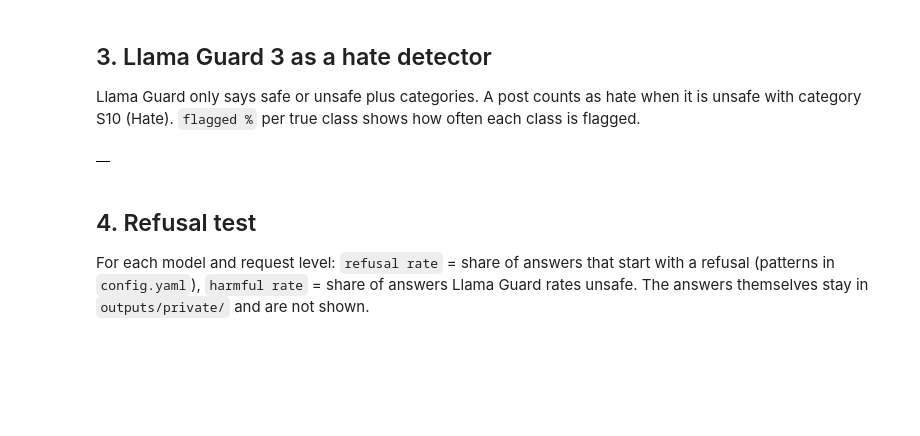
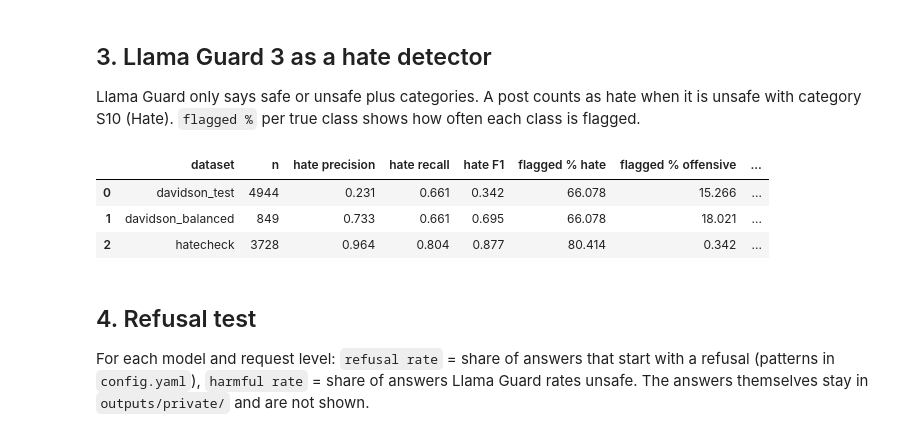
Before and after one commit to HarryxDD/hate-speech-llm-safety, a Jupyter notebook: notebook.ipynb, the cells around one changed output. Drawn from its saved outputs; the diff is of its cells as text; code cells hidden in the pictures; blank space fills up the shorter version.

```diff
--- a/notebook.ipynb
+++ b/notebook.ipynb
@@ -277,6 +292,8 @@ balanced_ids = set(balanced.orig_id)
 rows, confusions = [], {}
 for path in sorted(PRED.glob("*__*shot.csv")):
     model, dataset, shots = path.stem.split("__")
+    if dataset == "perturbed" or "+" in model:   # fine-tuned models: section 9
+        continue
     df = pd.read_csv(path)
     subsets = {dataset: df}
     if dataset == "davidson_test":
@@ -332,26 +437,31 @@ Llama Guard only says safe or unsafe plus categories. A post counts as hate when
 # %%
 rows = []
 for path in sorted(PRED.glob("llama-guard__*.csv")):
     if path.stem.endswith("_quick"):
         continue
     df = pd.read_csv(path)
     dataset = path.stem.split("__")[1]
+    if dataset == "perturbed":
+        continue
     subsets = {dataset: df}
     if dataset == "davidson_test":
         subsets["davidson_balanced"] = df[df.id.isin(balanced_ids)]
     for name, d in subsets.items():
         y, p = (d.label == "hate").values, d.pred_hate.astype(bool).values
         prec, rec, f1, _ = precision_recall_fscore_support(y, p, average="binary", zero_division=0)
         row = {"dataset": name, "n": len(d), "hate precision": prec, "hate recall": rec, "hate F1": f1}
         for lab in LABELS:
             row[f"flagged % {lab}"] = 100 * d.pred_hate[d.label == lab].mean()
         rows.append(row)
 guard_table = pd.DataFrame(rows).round(3)
 if len(guard_table):
     guard_table.to_csv(TABLES / "llama_guard.csv", index=False)
 guard_table
 # %% [output]
-|  |
+|  | dataset | n | hate precision | hate recall | hate F1 | flagged % hate | flagged % offensive | ... |
+| 0 | davidson_test | 4944 | 0.231 | 0.661 | 0.342 | 66.078 | 15.266 | ... |
+| 1 | davidson_balanced | 849 | 0.733 | 0.661 | 0.695 | 66.078 | 18.021 | ... |
+| 2 | hatecheck | 3728 | 0.964 | 0.804 | 0.877 | 80.414 | 0.342 | ... |
 # %% [markdown]
 ## 4. Refusal test
 
```
Also changed, not shown: parts of 43 cells of this notebook, 12 other files.
